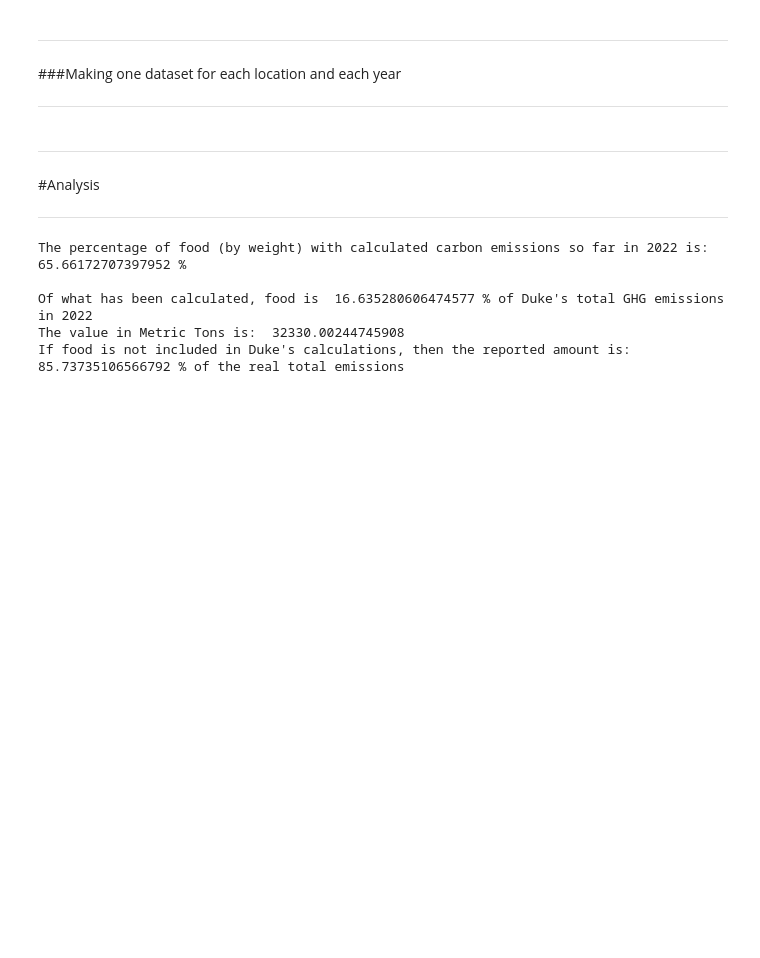
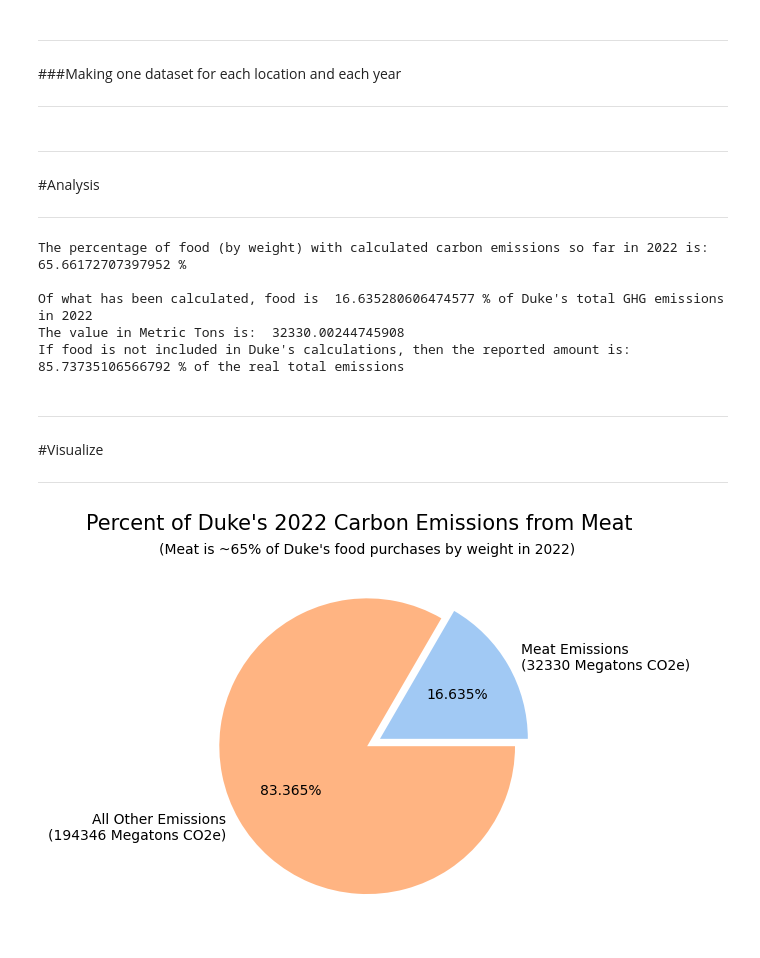
Before and after one commit to ethansong206/Climate-Plus-Project, a Jupyter notebook: DataCleaning.ipynb, the cells around one changed output. Cells and saved outputs as stored; diff of their text form; code cells hidden in the pictures; blank space fills up the shorter version.

Commit message:
Made a simple visualization

```diff
--- a/DataCleaning.ipynb
+++ b/DataCleaning.ipynb
@@ -460,6 +467,27 @@ The percentage of food (by weight) with calculated carbon emissions so far in 20
 Of what has been calculated, food is  16.635280606474577 % of Duke's total GHG emissions in 2022
 The value in Metric Tons is:  32330.00244745908
 If food is not included in Duke's calculations, then the reported amount is:  85.73735106566792 % of the real total emissions
+# %% [markdown]
+---
+#Visualize
+
+---
+# %%
+data = [16.635, 83.365]
+explode = [0.1, 0]
+keys = ['Meat Emissions\n(32330 Megatons CO2e)', \
+        'All Other Emissions\n(194346 Megatons CO2e)']
+
+palette_color = seaborn.color_palette('pastel')
+
+plt.pie(data, labels=keys, colors=palette_color, autopct='%.3f%%', \
+        explode = explode)
+plt.suptitle('Percent of Duke\'s 2022 Carbon Emissions from Meat', fontsize = 15)
+plt.title('(Meat is ~65% of Duke\'s food purchases by weight in 2022)', fontsize = 10)
+
+plt.show()
+# %% [output]
+[figure, added]
 # %%
 #from google.colab import files
 
```
Also changed, not shown: parts of 3 cells of this notebook.
